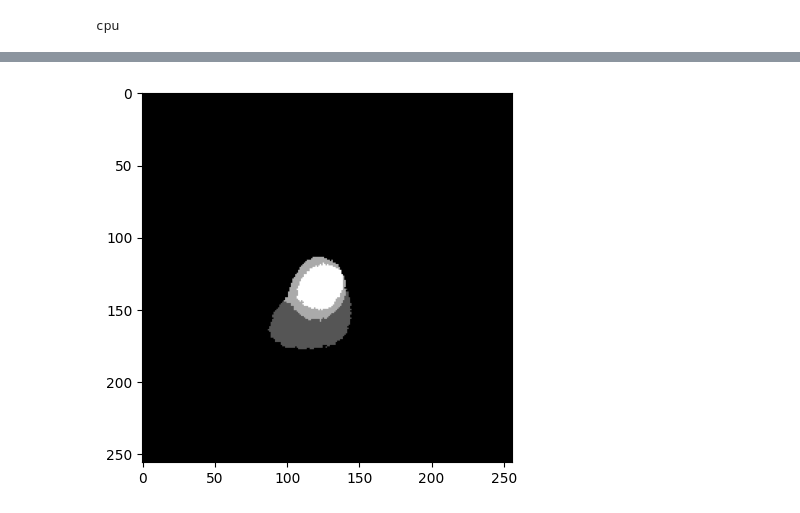
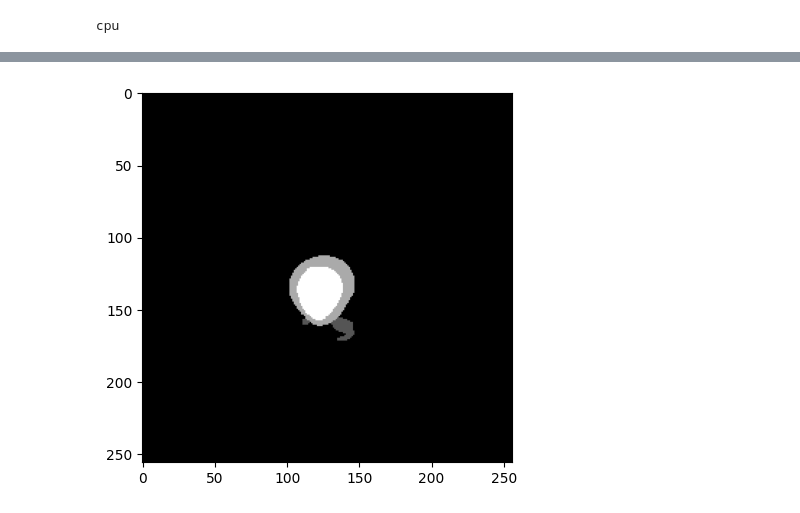
Before and after one commit to zoubiromar/UNet_Semi_Supervised_Medical_Image_Segmentation, a Jupyter notebook: mainSegmentationChallenge.ipynb, the cells around one changed output, grey strips where cells are left out. Cells and saved outputs as stored; diff of their text form; code cells hidden in the pictures.

```diff
--- a/mainSegmentationChallenge.ipynb
+++ b/mainSegmentationChallenge.ipynb
@@ -269,12 +267,13 @@ get_Training_learning(lossTotalTraining,lossTotalVal, lr, lrs, batch_size,batch_
 from PIL import Image
 import torchvision.transforms.functional as TF
 import matplotlib.pyplot as plt
-
+#from UNet_Base import *
+from UNet_Base2 import *
 
 def plotOutput(model_path, image_path):
 
     ## CREATION OF YOUR MODEL
-    net_test = ComplexUNet(4)
+    net_test = UNet(4)
     net_test = net_test.to(device)
     net_test.load_state_dict(torch.load(model_path, map_location=torch.device('cpu')))
     # Load the image
@@ -306,12 +305,12 @@ def plotOutput(model_path, image_path):
 # %%
 # Displaying the outputs for different models
 
-models_paths = ['./models/' + 'Trained/2nd_model_simple_multi_unet_model/Data_Augmented/Augmented_' + str(i) + 'x' for i in range(6)]
+#models_paths = ['./models/' + 'Trained/2nd_model_simple_multi_unet_model/Data_Augmented/Augmented_' + str(i) + 'x' for i in range(6)]
 import torch
 
 image_path = "./Data/val/Img/patient001_12_2.png"
-#plotOutput('./models/' + 'Test_Model1/19_Epoch', image_path)
-plotOutput('./models/' + 'Test_Model/9evalStagne_Epoch', image_path)
+#plotOutput('./models/' + "Trained/2nd_model_simple_multi_unet_model/Data_Augmented/Augmented_5x", image_path)
+plotOutput('./models/' + 'Test_Model/30evalStagne_Epoch_Best', image_path)
 #plotOutput('./models/' + 'Trained/2nd_model_simple_multi_unet_model/Data_Augmented/Augmented_5x', image_path)
 # %% [output]
-[figure, old version]
+[figure, new version]
```
Also changed, not shown: parts of 4 cells of this notebook, 35 other files.
